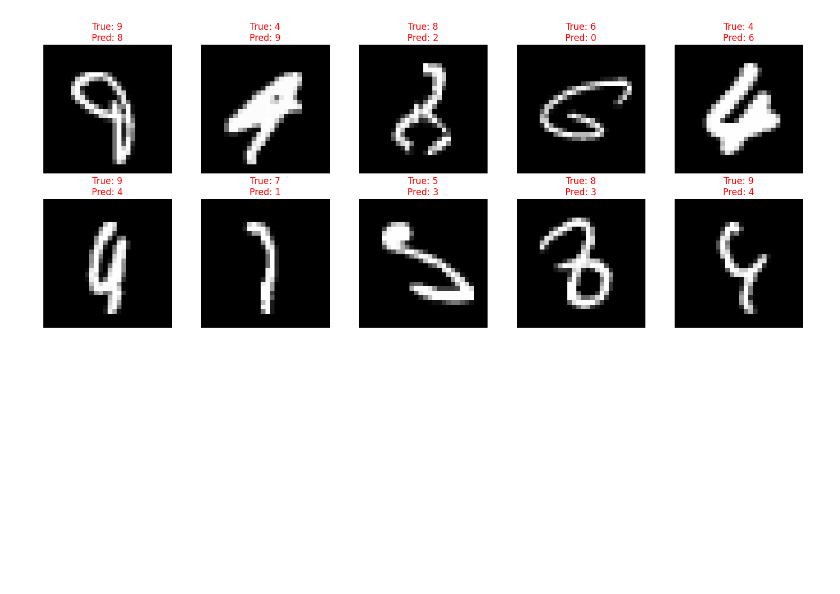
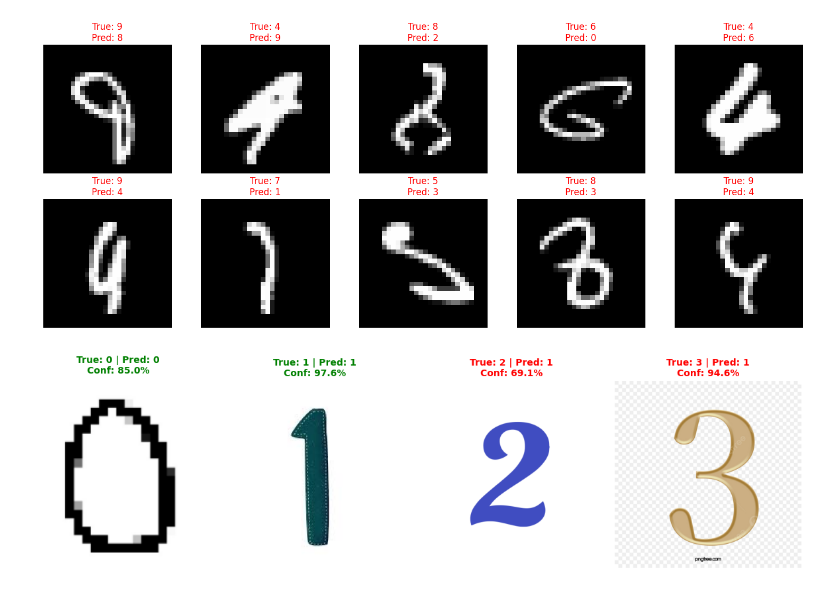
Before and after one commit to khangbkk23/Advanced_CNNs, a Jupyter notebook: DigitDetector/DigitRecognizer.ipynb, the cells around one changed output. Cells and saved outputs as stored; diff of their text form; code cells hidden in the pictures; blank space fills up the shorter version.

Commit message:
add test images

```diff
--- a/DigitDetector/DigitRecognizer.ipynb
+++ b/DigitDetector/DigitRecognizer.ipynb
@@ -520,0 +538,4 @@ show_misclassified_images(cnn_model, test_loader, device, classes=[str(i) for i
+# %%
+predict_mnist_real_world(cnn_model, device, './test_mnist')
+# %% [output]
+[figure, added]
```
Also changed, not shown: parts of 4 cells of this notebook, 4 other files.
